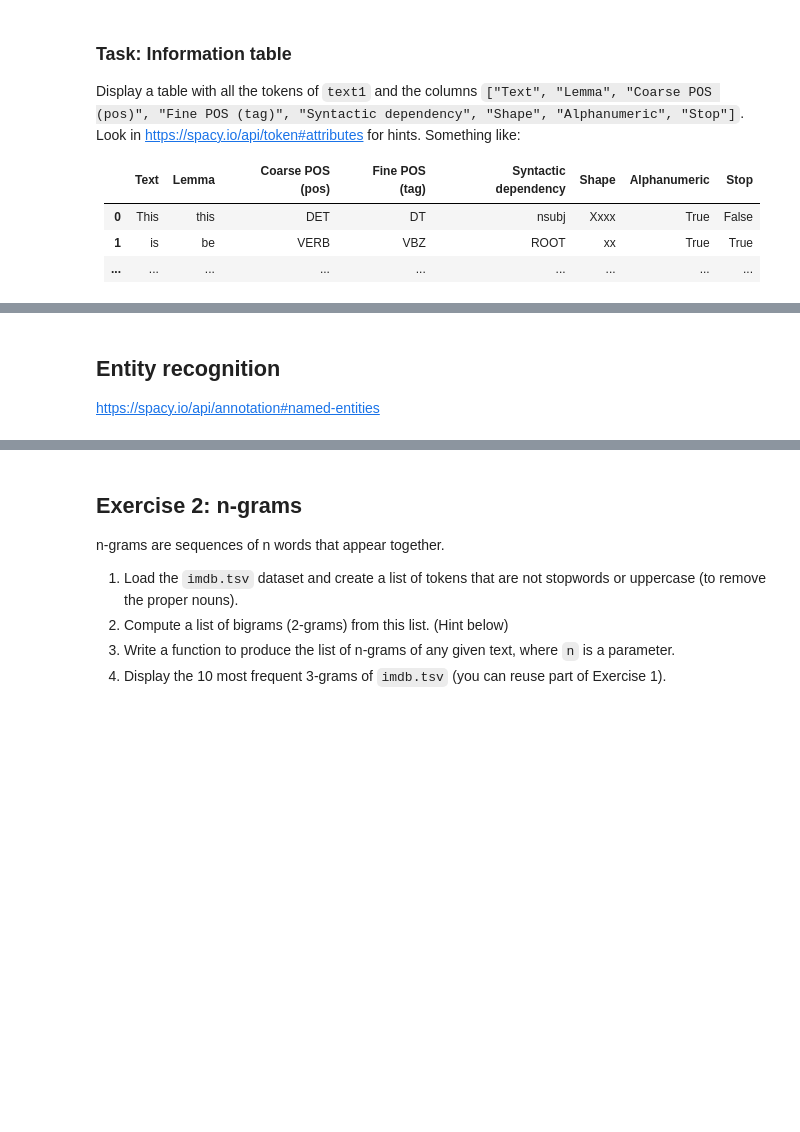
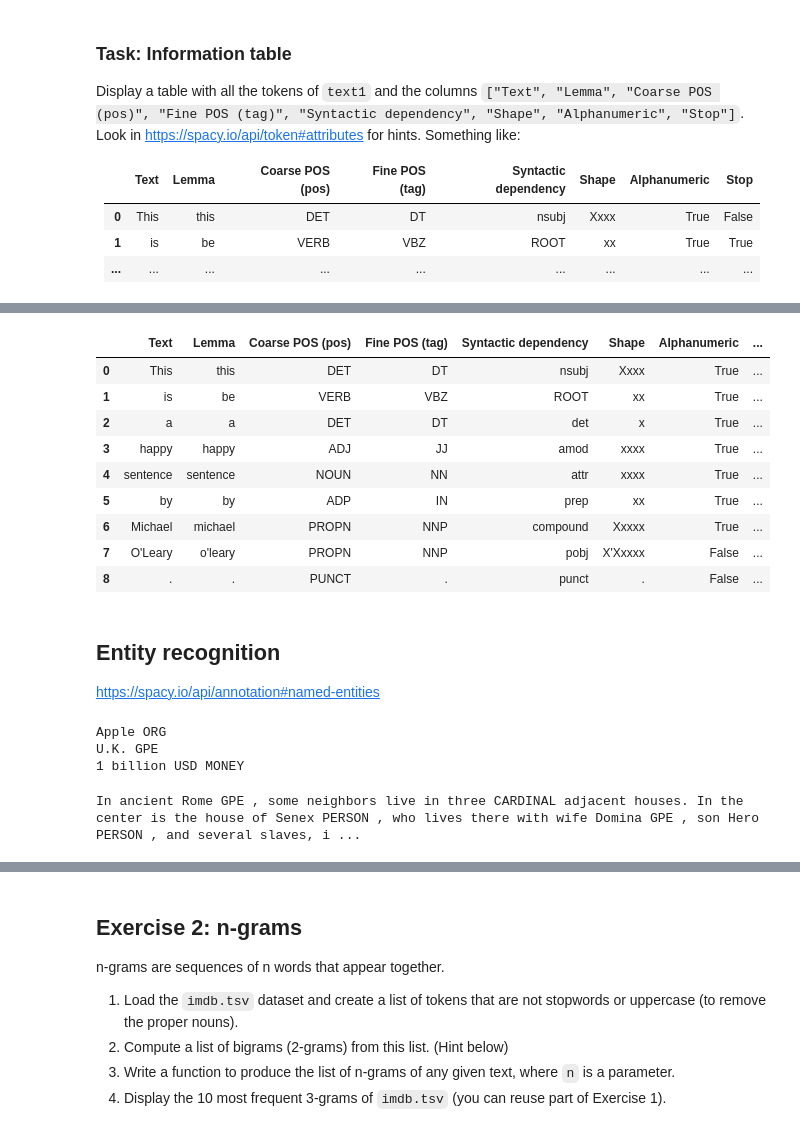
Before and after one commit to astrojuanlu/bts-mbds-data-science-foundations, a Jupyter notebook: sessions/05-Text-Mining-I.ipynb, the cells around one changed output, grey strips where cells are left out. Cells and saved outputs as stored; diff of their text form; code cells hidden in the pictures; blank space fills up the shorter version.

```diff
--- a/sessions/05-Text-Mining-I.ipynb
+++ b/sessions/05-Text-Mining-I.ipynb
@@ -81,0 +326,10 @@ Display a table with all the tokens of `text1` and the columns `["Text", "Lemma"
+# %%
+doc = nlp(text1)
+
+rows = defaultdict(list)
+
+for token in doc:
+    rows["Text"].append(token.text)
+    rows["Lemma"].append(token.lemma_)
+
+pd.DataFrame(rows)
@@ -82,3 +347,19 @@ Display a table with all the tokens of `text1` and the columns `["Text", "Lemma"
+# %%
+pd.DataFrame(
+    rows,
+    columns=["Text", "Lemma", "Coarse POS (pos)", "Fine POS (tag)", "Syntactic dependency", "Shape", "Alphanumeric", "Stop"]
+)
+# %% [output]
+|  | Text | Lemma | Coarse POS (pos) | Fine POS (tag) | Syntactic dependency | Shape | Alphanumeric | ... |
+| 0 | This | this | DET | DT | nsubj | Xxxx | True | ... |
+| 1 | is | be | VERB | VBZ | ROOT | xx | True | ... |
+| 2 | a | a | DET | DT | det | x | True | ... |
+| 3 | happy | happy | ADJ | JJ | amod | xxxx | True | ... |
+| 4 | sentence | sentence | NOUN | NN | attr | xxxx | True | ... |
+| 5 | by | by | ADP | IN | prep | xx | True | ... |
+| 6 | Michael | michael | PROPN | NNP | compound | Xxxxx | True | ... |
+| 7 | O'Leary | o'leary | PROPN | NNP | pobj | X'Xxxxx | False | ... |
+| 8 | . | . | PUNCT | . | punct | . | False | ... |
 # %% [markdown]
 ## Entity recognition
 
@@ -88,3 +370,16 @@ text4 = u'Apple is looking at buying U.K. startup for $1 billion'
+# %%
+for ent in doc.ents:
+    print(ent, ent.label_)
+# %% [output]
+Apple ORG
+U.K. GPE
+1 billion USD MONEY
+# %%
+doc3 = nlp(text3)
+
+displacy.render(doc3, style="ent", jupyter=True)
+# %% [output]
+In ancient Rome GPE , some neighbors live in three CARDINAL adjacent houses. In the center is the house of Senex PERSON , who lives there with wife Domina GPE , son Hero PERSON , and several slaves, i ...
 # %% [markdown]
 ## Vocabularies
 
```
Also changed, not shown: parts of 67 cells of this notebook.
